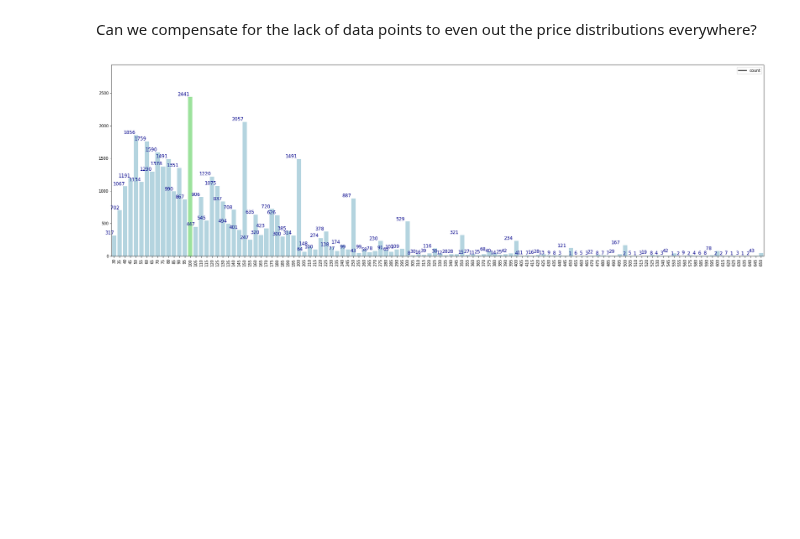
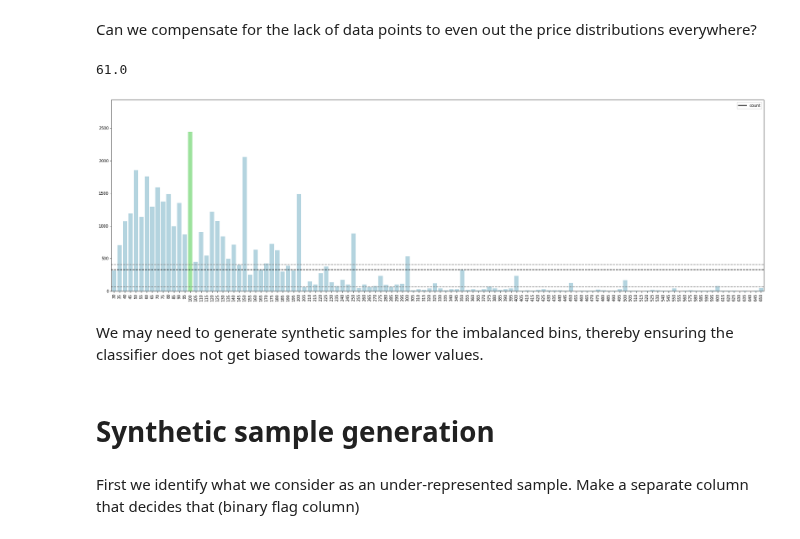
Before and after one commit to principal-miners/listings, a Jupyter notebook: ssh/Modeling.ipynb, the cells around one changed output. Drawn from its saved outputs; the diff is of its cells as text; code cells hidden in the pictures; blank space fills up the shorter version.

```diff
--- a/ssh/Modeling.ipynb
+++ b/ssh/Modeling.ipynb
@@ -236,8 +236,18 @@ tmp.reset_index(drop=False, inplace=True)
 tmp.columns = ["price", "count"]
 tmp.sort_values(by="price", inplace=True)
 tmp.reset_index(drop=True, inplace=True)
-
-f, ax = plt.subplots(1, 1, figsize=(30,9))
-plot_bar(x="price", y="count", data=tmp, ax=ax, xrot=90, legend=True)
-# %% [output]
-[figure, removed]
+# %%
+tmp["count"].median()
+# %% [output]
+61.0
+# %%
+f, ax = plt.subplots(1, 1, figsize=(30,9))
+plot_bar(x="price", y="count", data=tmp, ax=ax, xrot=90, legend=True, annot=False, plot_percentiles=[50, 75])
+# %% [output]
+[figure, added]
+# %% [markdown]
+We may need to generate synthetic samples for the imbalanced bins, thereby ensuring the classifier does not get biased towards the lower values.
+# %% [markdown]
+# Synthetic sample generation
+# %% [markdown]
+First we identify what we consider as an under-represented sample. Make a separate column that decides that (binary flag column)
```
Also changed, not shown: parts of 3 cells of this notebook, 1 other file.
